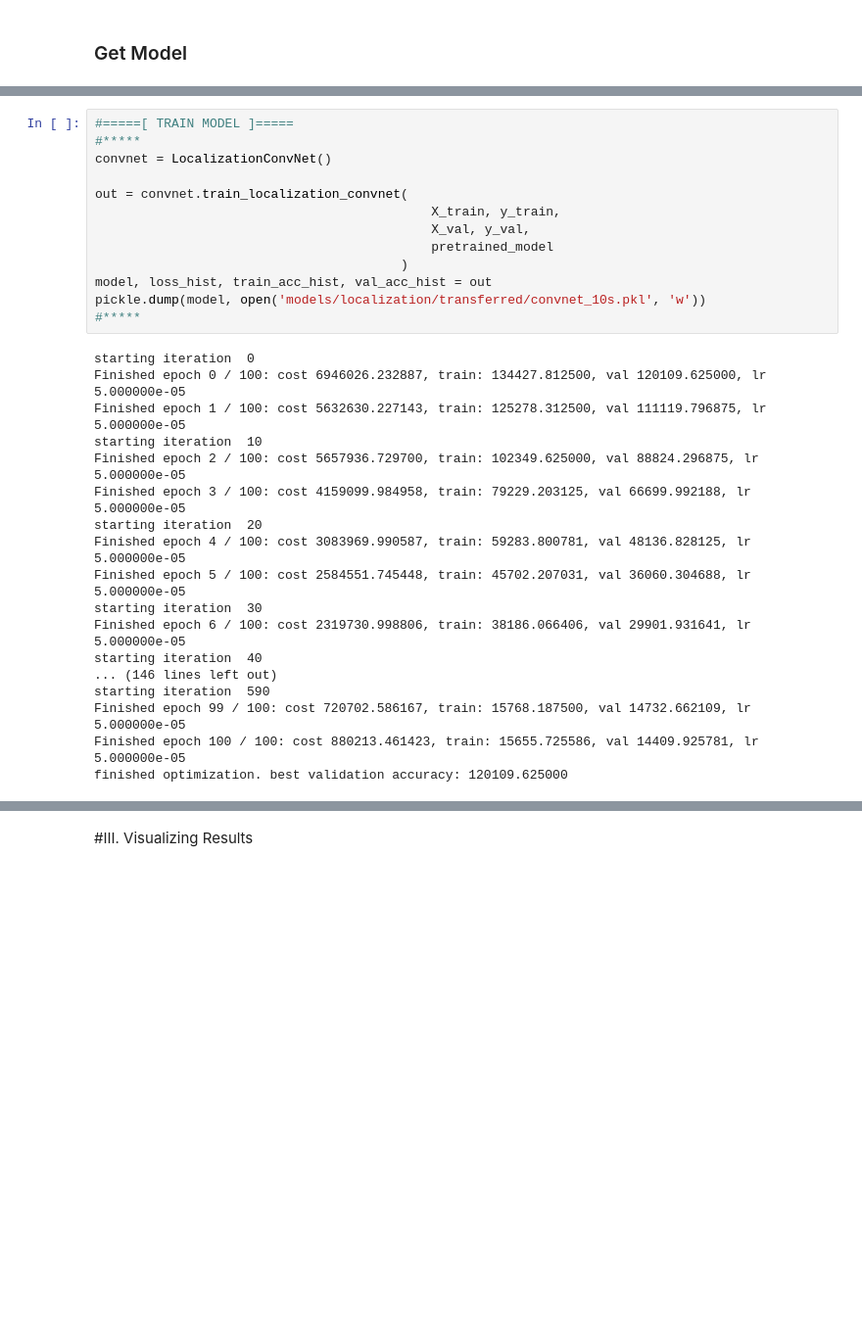
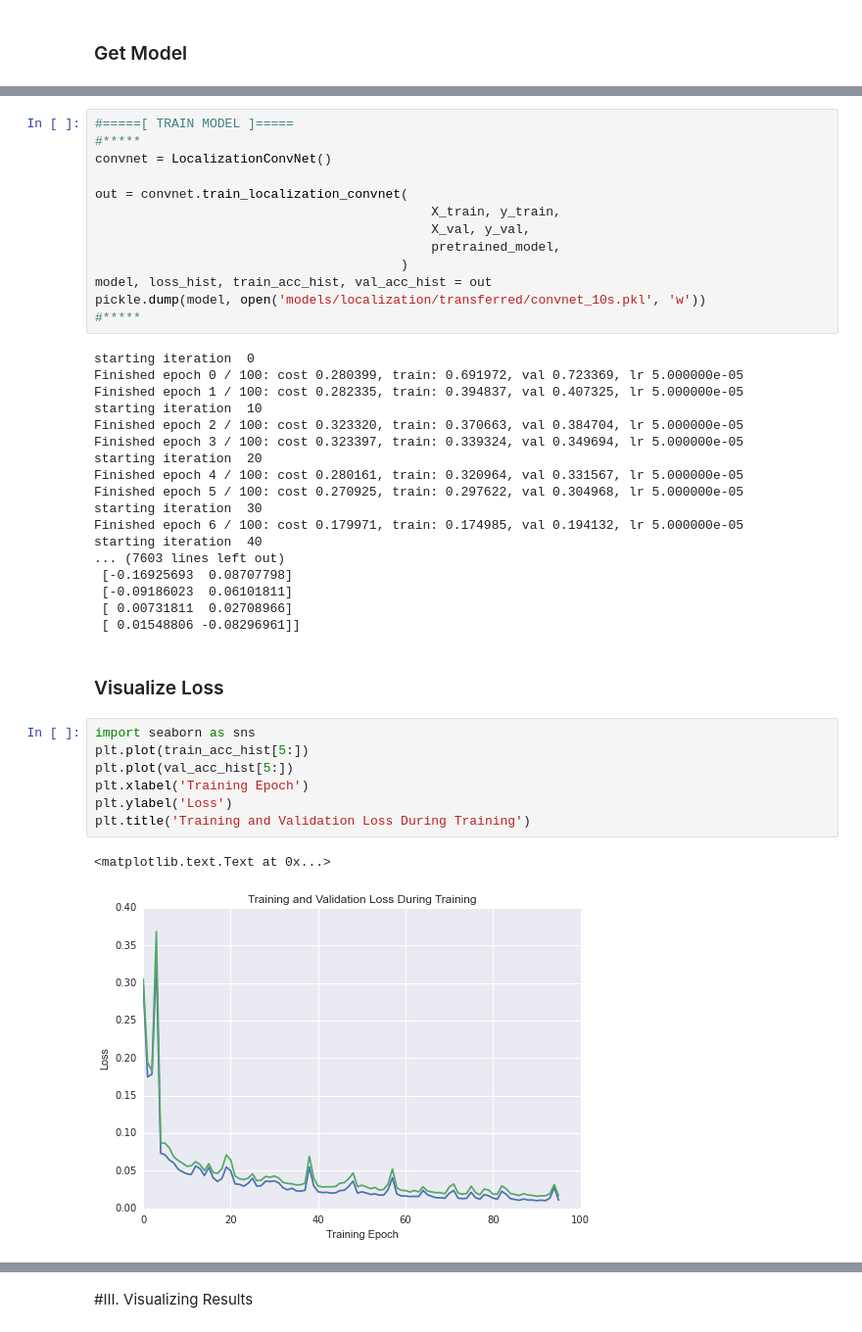
Before and after one commit to jayhack/ConvCube, a Jupyter notebook: Localization.ipynb, the cells around one changed output, grey strips where cells are left out. Shown at 98% size. Saved outputs shown, nothing was run; the diff lists cells and outputs as text; blank space fills up the shorter version.

```diff
--- a/Localization.ipynb
+++ b/Localization.ipynb
@@ -127,26 +125,38 @@ convnet = LocalizationConvNet()
 out = convnet.train_localization_convnet(
                                             X_train, y_train,
                                             X_val, y_val,
-                                            pretrained_model
+                                            pretrained_model,
                                         )
 model, loss_hist, train_acc_hist, val_acc_hist = out
 pickle.dump(model, open('models/localization/transferred/convnet_10s.pkl', 'w'))
 #*****
 # %% [output]
 starting iteration  0
-Finished epoch 0 / 100: cost 6946026.232887, train: 134427.812500, val 120109.625000, lr 5.000000e-05
-Finished epoch 1 / 100: cost 5632630.227143, train: 125278.312500, val 111119.796875, lr 5.000000e-05
+Finished epoch 0 / 100: cost 0.280399, train: 0.691972, val 0.723369, lr 5.000000e-05
+Finished epoch 1 / 100: cost 0.282335, train: 0.394837, val 0.407325, lr 5.000000e-05
 starting iteration  10
-Finished epoch 2 / 100: cost 5657936.729700, train: 102349.625000, val 88824.296875, lr 5.000000e-05
-Finished epoch 3 / 100: cost 4159099.984958, train: 79229.203125, val 66699.992188, lr 5.000000e-05
+Finished epoch 2 / 100: cost 0.323320, train: 0.370663, val 0.384704, lr 5.000000e-05
+Finished epoch 3 / 100: cost 0.323397, train: 0.339324, val 0.349694, lr 5.000000e-05
 starting iteration  20
-Finished epoch 4 / 100: cost 3083969.990587, train: 59283.800781, val 48136.828125, lr 5.000000e-05
-Finished epoch 5 / 100: cost 2584551.745448, train: 45702.207031, val 36060.304688, lr 5.000000e-05
+Finished epoch 4 / 100: cost 0.280161, train: 0.320964, val 0.331567, lr 5.000000e-05
+Finished epoch 5 / 100: cost 0.270925, train: 0.297622, val 0.304968, lr 5.000000e-05
 starting iteration  30
-Finished epoch 6 / 100: cost 2319730.998806, train: 38186.066406, val 29901.931641, lr 5.000000e-05
+Finished epoch 6 / 100: cost 0.179971, train: 0.174985, val 0.194132, lr 5.000000e-05
 starting iteration  40
-... (146 lines left out)
-starting iteration  590
-Finished epoch 99 / 100: cost 720702.586167, train: 15768.187500, val 14732.662109, lr 5.000000e-05
-Finished epoch 100 / 100: cost 880213.461423, train: 15655.725586, val 14409.925781, lr 5.000000e-05
-finished optimization. best validation accuracy: 120109.625000
+... (7603 lines left out)
+ [-0.16925693  0.08707798]
+ [-0.09186023  0.06101811]
+ [ 0.00731811  0.02708966]
+ [ 0.01548806 -0.08296961]]
+# %% [markdown]
+### Visualize Loss
+# %%
+import seaborn as sns
+plt.plot(train_acc_hist[5:])
+plt.plot(val_acc_hist[5:])
+plt.xlabel('Training Epoch')
+plt.ylabel('Loss')
+plt.title('Training and Validation Loss During Training')
+# %% [output]
+<matplotlib.text.Text at 0x...>
+[figure, added]
```
Also changed, not shown: parts of 8 cells of this notebook, 8 other files.
